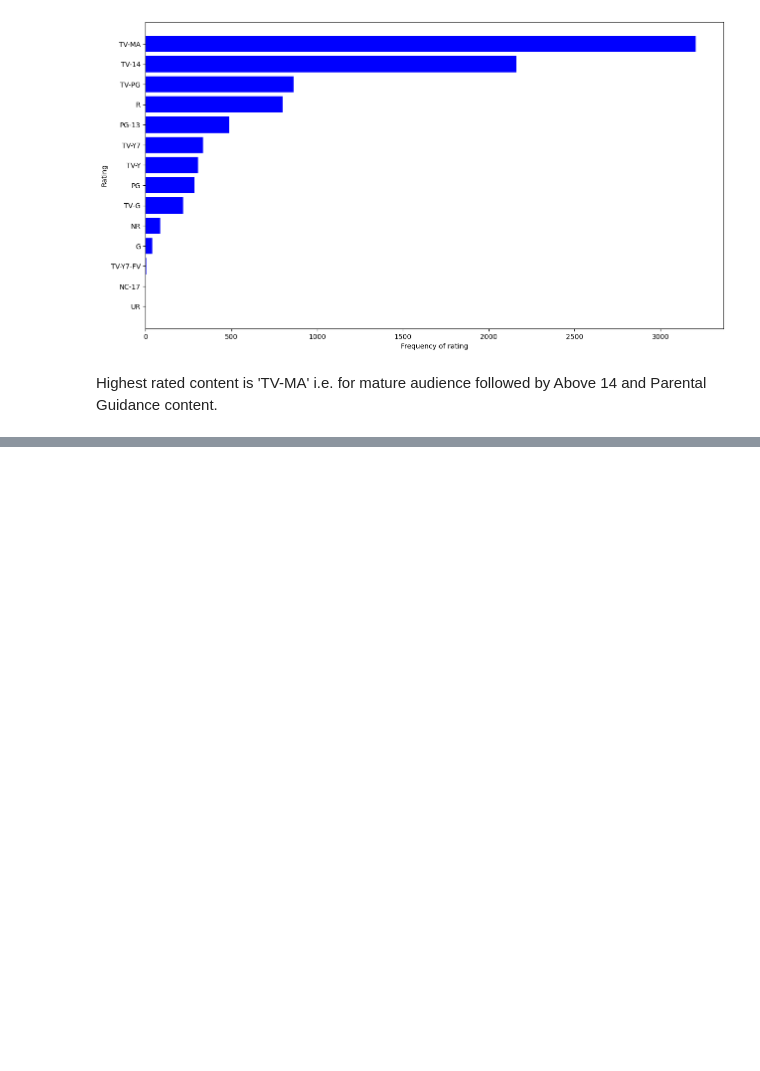
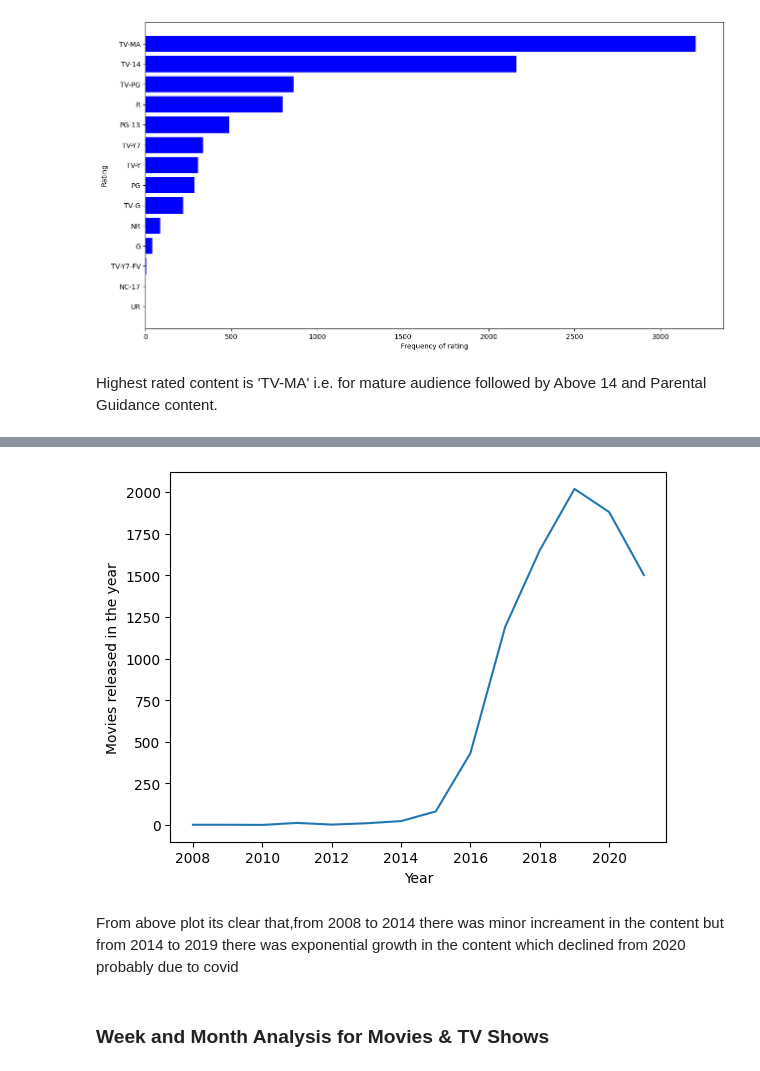
Before and after one commit to vinayakghatul/Netflix_EDA, a Jupyter notebook: DV_Netflix_Case.ipynb, the cells around one changed output, grey strips where cells are left out. Saved outputs shown, nothing was run; the diff lists cells and outputs as text; code cells hidden in the pictures; blank space fills up the shorter version.

```diff
--- a/DV_Netflix_Case.ipynb
+++ b/DV_Netflix_Case.ipynb
@@ -609,0 +713,3 @@ Highest rated content is 'TV-MA' i.e. for mature audience followed by Above 14 a
+# %%
+df_year = df_final1.groupby('year').agg({"title":"nunique"}).reset_index()
+df_year
@@ -609,0 +732,11 @@ Highest rated content is 'TV-MA' i.e. for mature audience followed by Above 14 a
+# %%
+sns.lineplot(data=df_year,x='year',y='title')
+plt.xlabel('Year')
+plt.ylabel('Movies released in the year')
+plt.show()
+# %% [output]
+[figure, added]
+# %% [markdown]
+From above plot its clear that,from 2008 to 2014 there was minor increament in the content but from 2014 to 2019 there was exponential growth in the content which declined from 2020 probably due to covid
+# %% [markdown]
+### Week and Month Analysis for Movies & TV Shows
```
Also changed, not shown: parts of 21 cells of this notebook.
